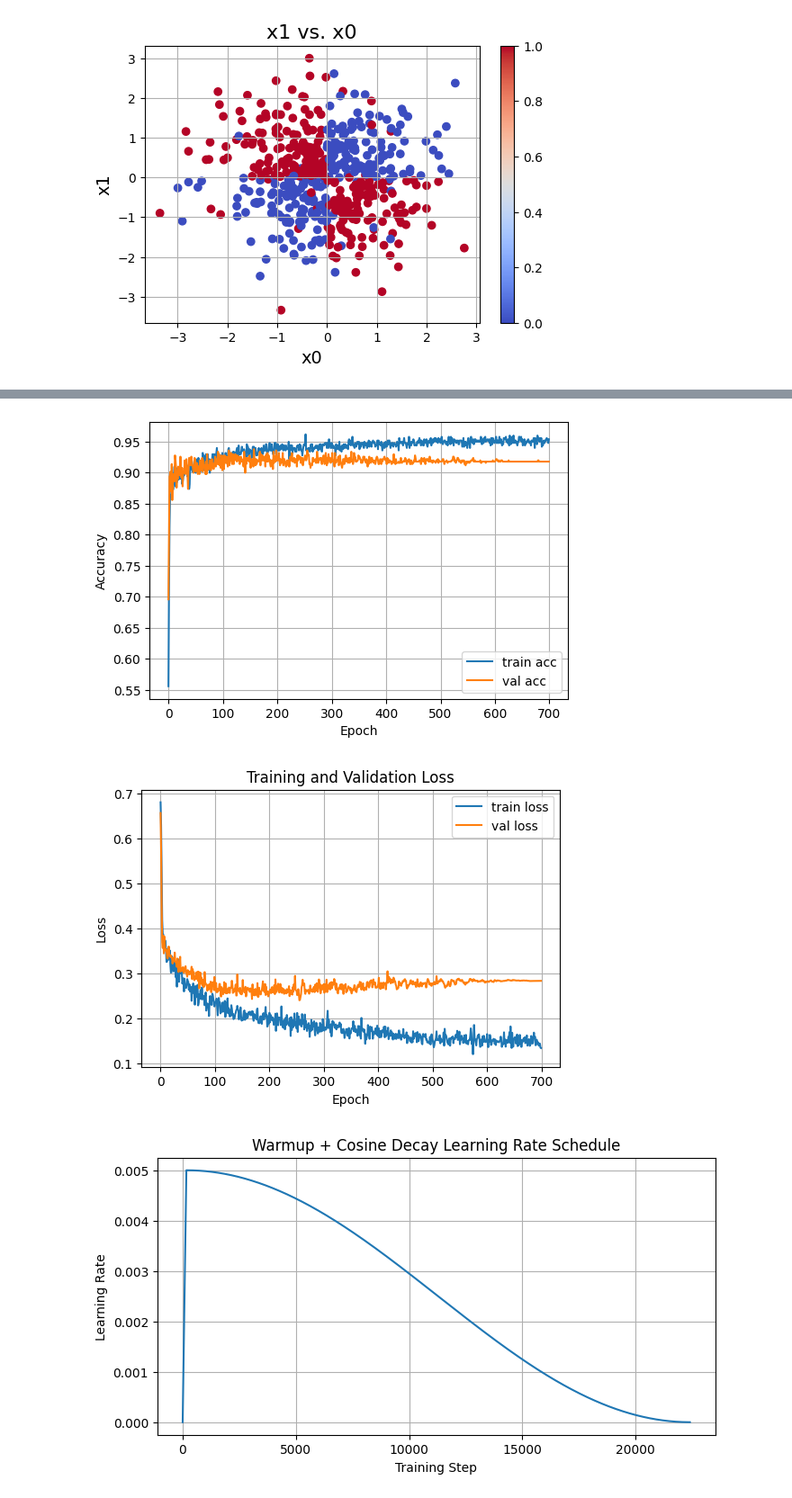
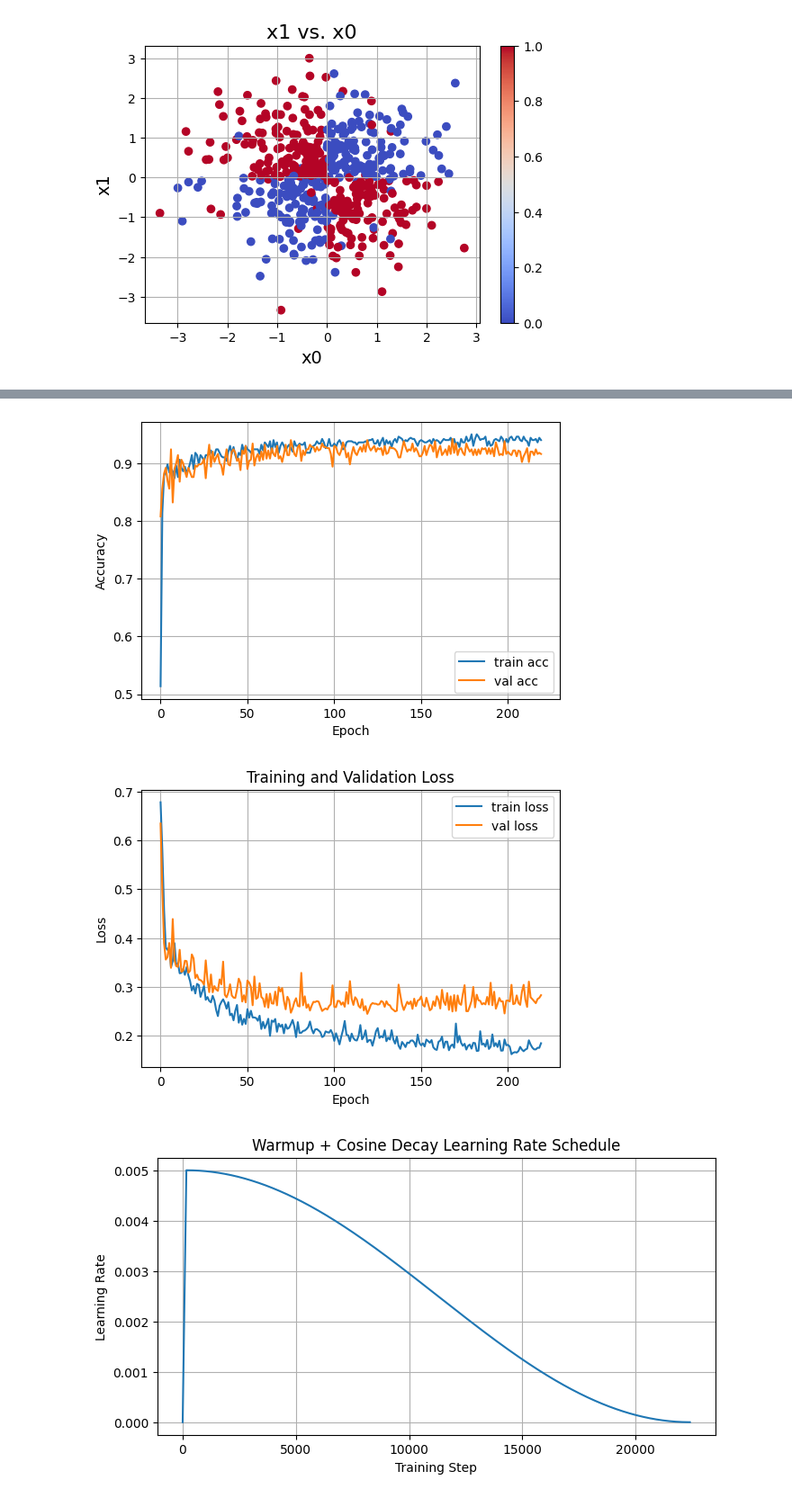
Before and after one commit to nhan-daniel/TDT4172, a Jupyter notebook: Assignment2/Chapter_2.ipynb, the cells around one changed output, grey strips where cells are left out. Shown at 90% size. Saved outputs shown, nothing was run; the diff lists cells and outputs as text; code cells hidden in the pictures.

```diff
--- a/Assignment2/Chapter_2.ipynb
+++ b/Assignment2/Chapter_2.ipynb
@@ -98,7 +98,7 @@ train_ds = tf.data.Dataset.from_tensor_slices((X_train_np, y_train_np)).shuffle(
 test_ds = tf.data.Dataset.from_tensor_slices((X_test_np, y_test_np)).batch(batch_size)
 
 
-def make_mlp(hidden_sizes=(64, 32), dropout=0.2): #0.2
+def make_mlp(hidden_sizes=(128, 64), dropout=0.2): #0.2
     inputs = tf.keras.Input(shape=(2,))
     x = inputs
     for units in hidden_sizes:
@@ -163,7 +163,7 @@ history = model.fit(
     train_ds,
     epochs=total_epochs,
     validation_data=test_ds,
-    callbacks=[scheduler],
+    callbacks=[scheduler, early_stopping],
     verbose=None,
 )
 
@@ -197,5 +197,5 @@ Test accuracy: 0.9180, test loss: 0.2833
-[figure, old version]
+[figure, new version]
-[figure, old version]
+[figure, new version]
 # %%
 
 # Generate the LR curve manually
```
Also changed, not shown: parts of 1 cell of this notebook, 1 other file.
